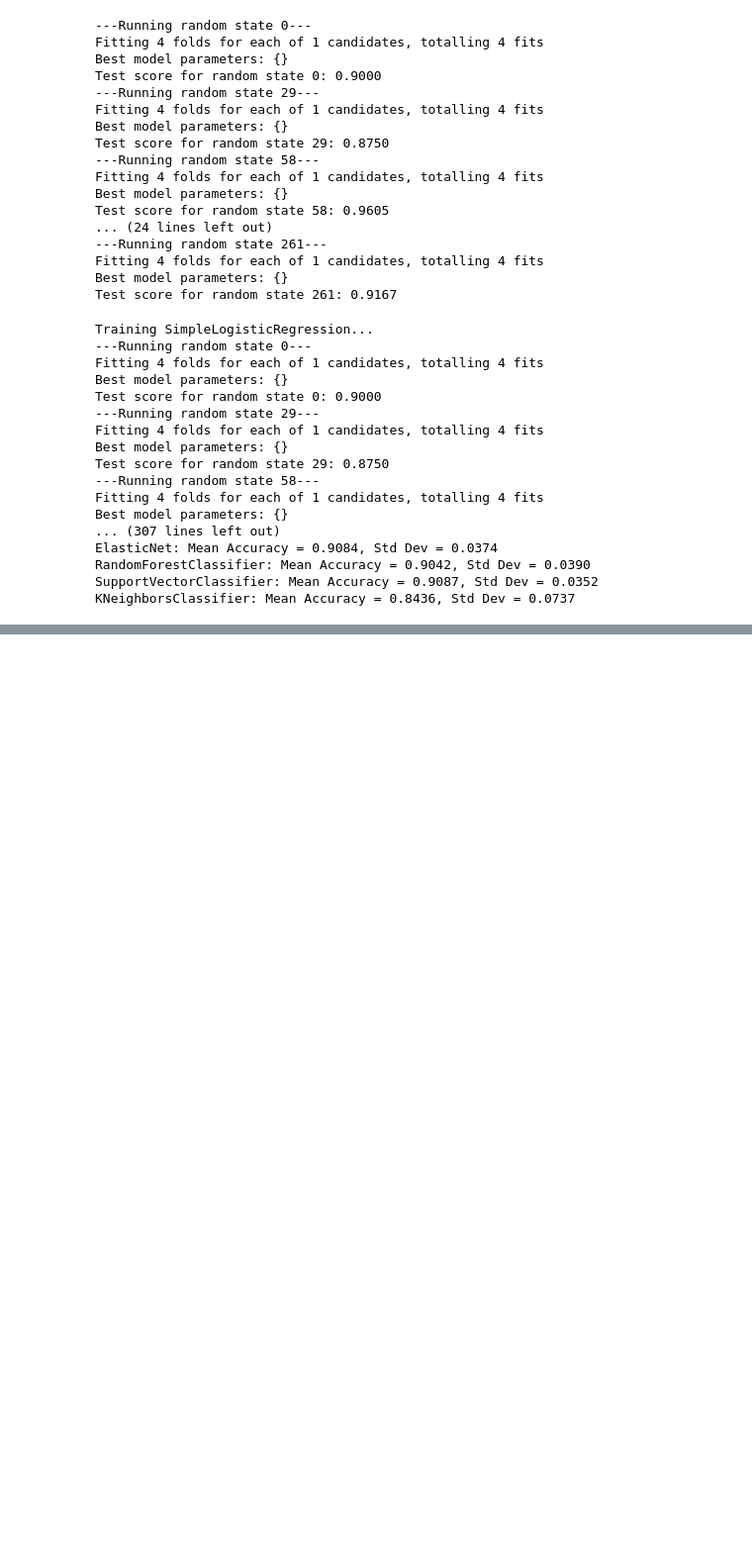
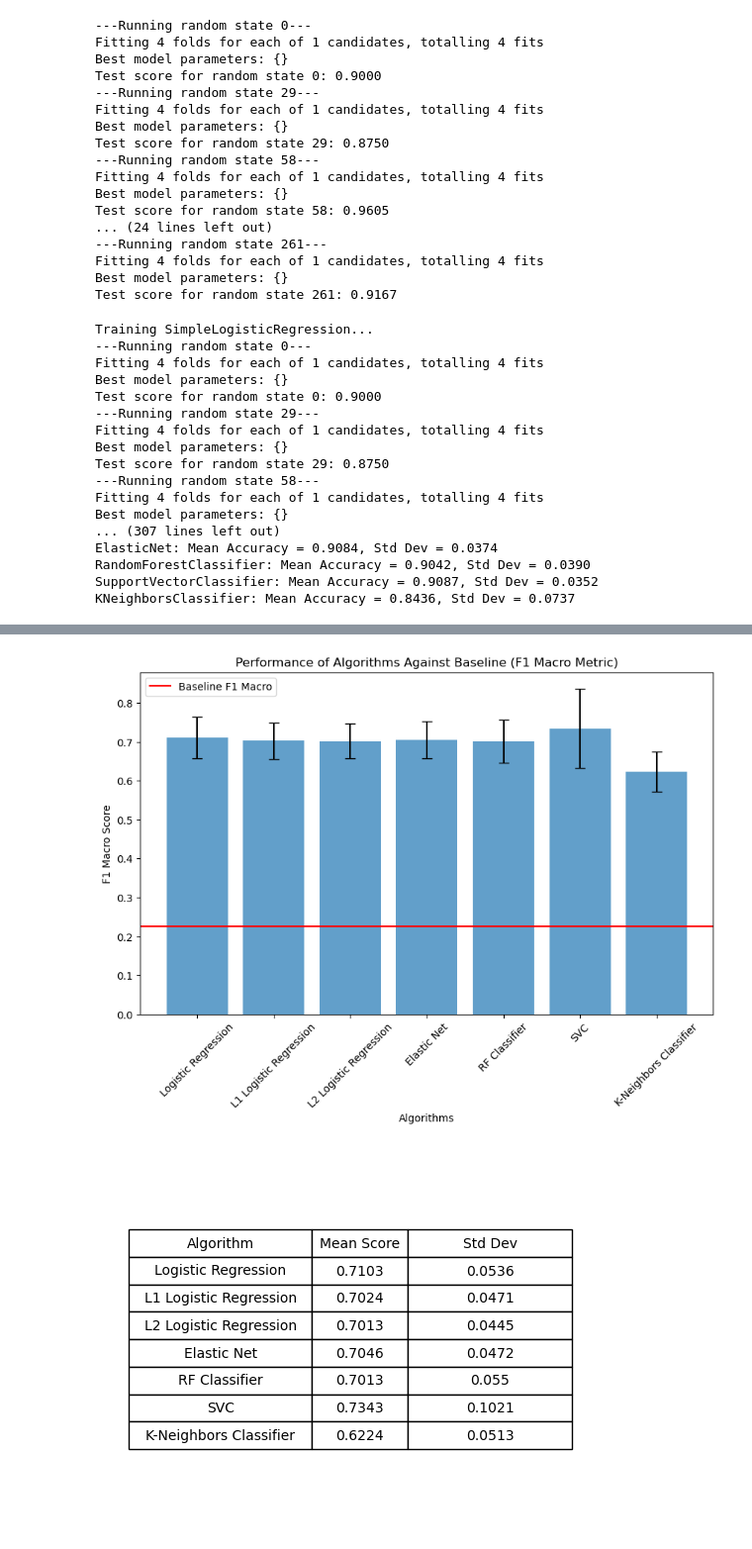
Before and after one commit to s-bao/data1030-project, a Jupyter notebook: src/imp_models.ipynb, the cells around one changed output, grey strips where cells are left out. Shown at 99% size. Cells and saved outputs as stored; diff of their text form; code cells hidden in the pictures; blank space fills up the shorter version.

```diff
--- a/src/imp_models.ipynb
+++ b/src/imp_models.ipynb
@@ -208,7 +211,7 @@ models = {
 }
 # %%
 # Evaluation metric = accuracy
-summary = {}
+summary_acc = {}
 for model_name, (algo, param_grid) in models.items():
     print(f"\nTraining {model_name}...")
     test_scores, best_models = MLpipe_imp_SGKFold(X, y, preprocessor, algo, param_grid, model_name, "accuracy")
@@ -217,11 +220,11 @@ for model_name, (algo, param_grid) in models.items():
     print("Test Accuracy Scores:", test_scores)
     print(f"Mean Test Accuracy: {mean_score:.4f}")
     print(f"Std Dev of Test Accuracy: {stddev_score:.4f}")
-    summary[model_name] = (mean_score, stddev_score)
+    summary_acc[model_name] = (mean_score, stddev_score)
 
 # Display the summary
 print("\nSummary of Results:")
-for model_name, (mean_score, stddev_score) in summary.items():
+for model_name, (mean_score, stddev_score) in summary_acc.items():
     print(f"{model_name}: Mean Accuracy = {mean_score:.4f}, Std Dev = {stddev_score:.4f}")
 # %% [output]
 Training SimpleLogisticRegression...
@@ -243,7 +246,7 @@ SupportVectorClassifier: Mean Accuracy = 0.9087, Std Dev = 0.0352
 KNeighborsClassifier: Mean Accuracy = 0.8436, Std Dev = 0.0737
 # %%
 # Evaluation metric = f1 macro
-summary = {}
+summary_f1_macro = {}
 for model_name, (algo, param_grid) in models.items():
     print(f"\nTraining {model_name}...")
     test_scores, best_models = MLpipe_imp_SGKFold(X, y, preprocessor, algo, param_grid, model_name, "f1_macro")
@@ -252,11 +255,11 @@ for model_name, (algo, param_grid) in models.items():
     print("Test f1 Scores:", test_scores)
     print(f"Mean Test f1: {mean_score:.4f}")
     print(f"Std Dev of Test f1: {stddev_score:.4f}")
-    summary[model_name] = (mean_score, stddev_score)
+    summary_f1_macro[model_name] = (mean_score, stddev_score)
 
 # Display the summary
 print("\nSummary of Results:")
-for model_name, (mean_score, stddev_score) in summary.items():
+for model_name, (mean_score, stddev_score) in summary_f1_macro.items():
     print(f"{model_name}: Mean f1 = {mean_score:.4f}, Std Dev = {stddev_score:.4f}")
 # %% [output]
 Training SimpleLogisticRegression...
@@ -278,7 +281,7 @@ SupportVectorClassifier: Mean f1 = 0.7343, Std Dev = 0.1021
 KNeighborsClassifier: Mean f1 = 0.6224, Std Dev = 0.0513
 # %%
 # Evaluation metric = f1 weighted
-summary = {}
+summary_f1_weighted = {}
 for model_name, (algo, param_grid) in models.items():
     print(f"\nTraining {model_name}...")
     test_scores, best_models = MLpipe_imp_SGKFold(X, y, preprocessor, algo, param_grid, model_name, "f1_weighted")
@@ -287,11 +290,11 @@ for model_name, (algo, param_grid) in models.items():
     print("Test f1 Scores:", test_scores)
     print(f"Mean Test f1: {mean_score:.4f}")
     print(f"Std Dev of Test f1: {stddev_score:.4f}")
-    summary[model_name] = (mean_score, stddev_score)
+    summary_f1_weighted[model_name] = (mean_score, stddev_score)
 
 # Display the summary
 print("\nSummary of Results:")
-for model_name, (mean_score, stddev_score) in summary.items():
+for model_name, (mean_score, stddev_score) in summary_f1_weighted.items():
     print(f"{model_name}: Mean f1 = {mean_score:.4f}, Std Dev = {stddev_score:.4f}")
 # %% [output]
 Training SimpleLogisticRegression...
@@ -313,0 +381,60 @@ KNeighborsClassifier: Mean f1 = 0.8164, Std Dev = 0.0675
+# %%
+# Use f1 macro evaluation metric to plot all means and stddev of model scores
+# SimpleLogisticRegression: Mean f1 = 0.7103, Std Dev = 0.0536
+# L1LogisticRegression: Mean f1 = 0.7024, Std Dev = 0.0471
+# L2LogisticRegression: Mean f1 = 0.7013, Std Dev = 0.0445
+# ElasticNet: Mean f1 = 0.7046, Std Dev = 0.0472
+# RandomForestClassifier: Mean f1 = 0.7013, Std Dev = 0.0550
+# SupportVectorClassifier: Mean f1 = 0.7343, Std Dev = 0.1021
+# KNeighborsClassifier: Mean f1 = 0.6224, Std Dev = 0.0513
+
+mean_scores = []
+stddev_scores = []
+for model_name, (mean_score, stddev_score) in summary_f1_macro.items():
+    mean_scores.append(mean_score)
+    stddev_scores.append(stddev_score)
+algorithms = ['Logistic Regression', 'L1 Logistic Regression', 'L2 Logistic Regression', 'Elastic Net',
+              'RF Classifier', 'SVC', 'K-Neighbors Classifier']
+
+# Plot means with standard deviations
+plt.figure(figsize=(10, 6))
+plt.bar(algorithms, mean_scores, yerr=stddev_scores, capsize=5, alpha=0.7)
+plt.axhline(y=baseline_f1_macro, color='r', linestyle='-', label='Baseline F1 Macro')
+plt.xlabel('Algorithms')
+plt.ylabel('F1 Macro Score')
+plt.title('Performance of Algorithms Against Baseline (F1 Macro Metric)')
+plt.legend()
+plt.xticks(rotation=45)
+plt.savefig("../figures/models/results_against_baseline.png", format="png", dpi=300)
+plt.show()
+
+# Plot table summary
+mean_scores = [round(score, 4) for score in mean_scores]
+stddev_scores = [round(std, 4) if std != 0 else None for std in stddev_scores]
+
+data = {
+    'Algorithm': algorithms,
+    'Mean Score': mean_scores,
+    'Std Dev': stddev_scores
+}
+table_df = pd.DataFrame(data)
+
+# Plot the table
+fig, ax = plt.subplots()
+ax.axis('tight')
+ax.axis('off')
+table = ax.table(cellText=table_df.values, colLabels=table_df.columns, loc='center', cellLoc='center')
+
+# Adjust row height
+for key, cell in table.get_celld().items():
+    cell.set_height(0.075)  # Adjust this value to make rows bigger
+
+table.auto_set_font_size(False)
+table.set_fontsize(10)
+table.auto_set_column_width(col=list(range(len(models_df.columns))))
+
+plt.savefig("../figures/models/model_results_table.png", format="png", dpi=300)
+plt.show()
+# %% [output]
+[figure, added]
+[figure, added]
```
Also changed, not shown: parts of 12 cells of this notebook, 17 other files.
